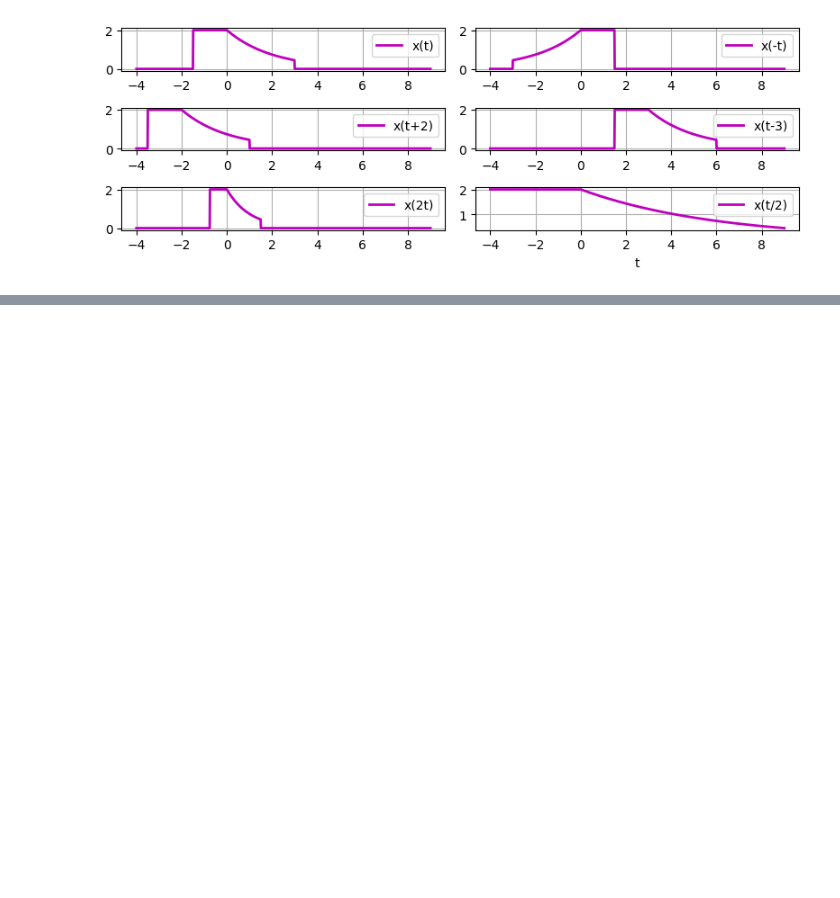
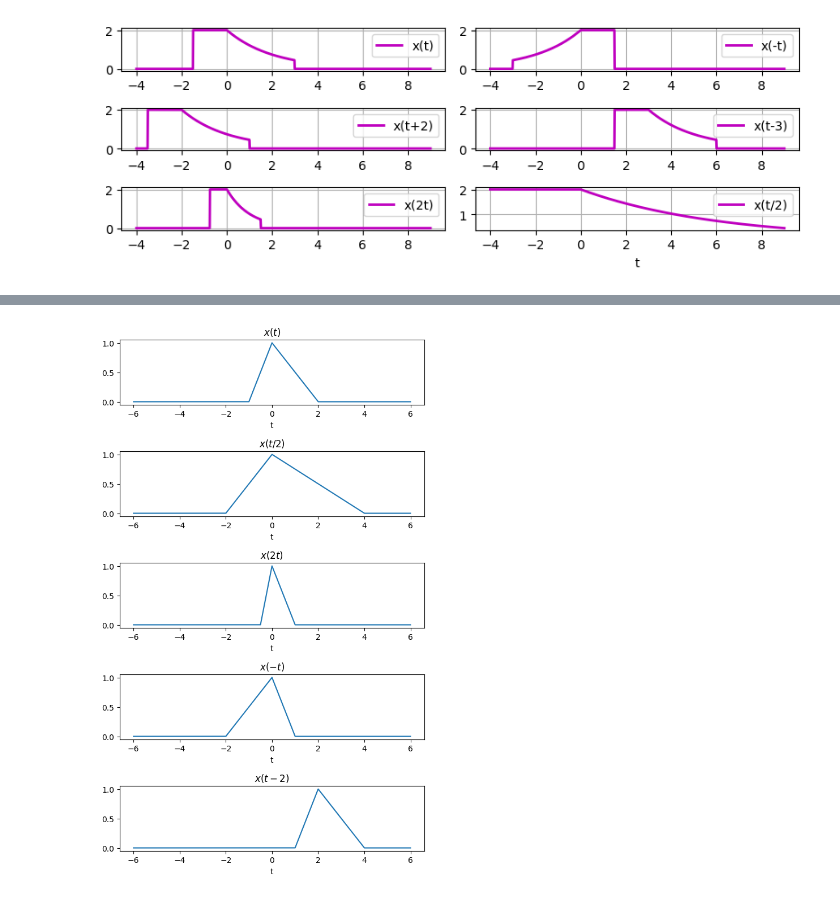
Before and after one commit to LeticiaVieirg/Sinais_Sistemas, a Jupyter notebook: 1_TrabalhoComputacional.ipynb, the cells around one changed output, grey strips where cells are left out. Cells and saved outputs as stored; diff of their text form; code cells hidden in the pictures; blank space fills up the shorter version.

```diff
--- a/1_TrabalhoComputacional.ipynb
+++ b/1_TrabalhoComputacional.ipynb
@@ -94,0 +242,56 @@ plt.show()
+# %%
+Ts=1e-4
+
+t=np.arange(-1,3,Ts)
+
+x1=np.sin(10*np.pi*t)
+x2=
+x3
+
+plt.figure()
+plt.subplot(3,1,1)
+plt
+# %%
+def meusinal(t):
+    x = (t+1)*(np.logical_and(t>=-1,t<=0)) + (-0.5*t+1)*(np.logical_and(t>0,t<=2))
+    return x
+
+Ts=1e-4
+t = np.arange(-6,6,Ts)
+x = meusinal(t)
+
+x1 = meusinal(t/2)
+x2 = meusinal(2*t)
+x3 = meusinal(-t)
+x4 = meusinal(t-2)
+
+plt.figure(figsize=(6,10))
+plt.subplot(5,1,1)
+plt.plot(t,x)
+plt.xlabel('t')
+plt.title('$x(t)$')
+
+plt.subplot(5,1,2)
+plt.plot(t,x1)
+plt.xlabel('t')
+plt.title('$x(t/2)$') #sinal expandido no fator de 2
+
+plt.subplot(5,1,3)
+plt.plot(t,x2)
+plt.xlabel('t')
+plt.title('$x(2t)$') #
+
+plt.subplot(5,1,4)
+plt.plot(t,x3)
+plt.xlabel('t')
+plt.title('$x(-t)$')
+
+plt.subplot(5,1,5)
+plt.plot(t,x4)
+plt.xlabel('t')
+plt.title('$x(t-2)$')
+
+plt.tight_layout()
+plt.show()
+# %% [output]
+[figure, added]
```
Also changed, not shown: parts of 26 cells of this notebook.
